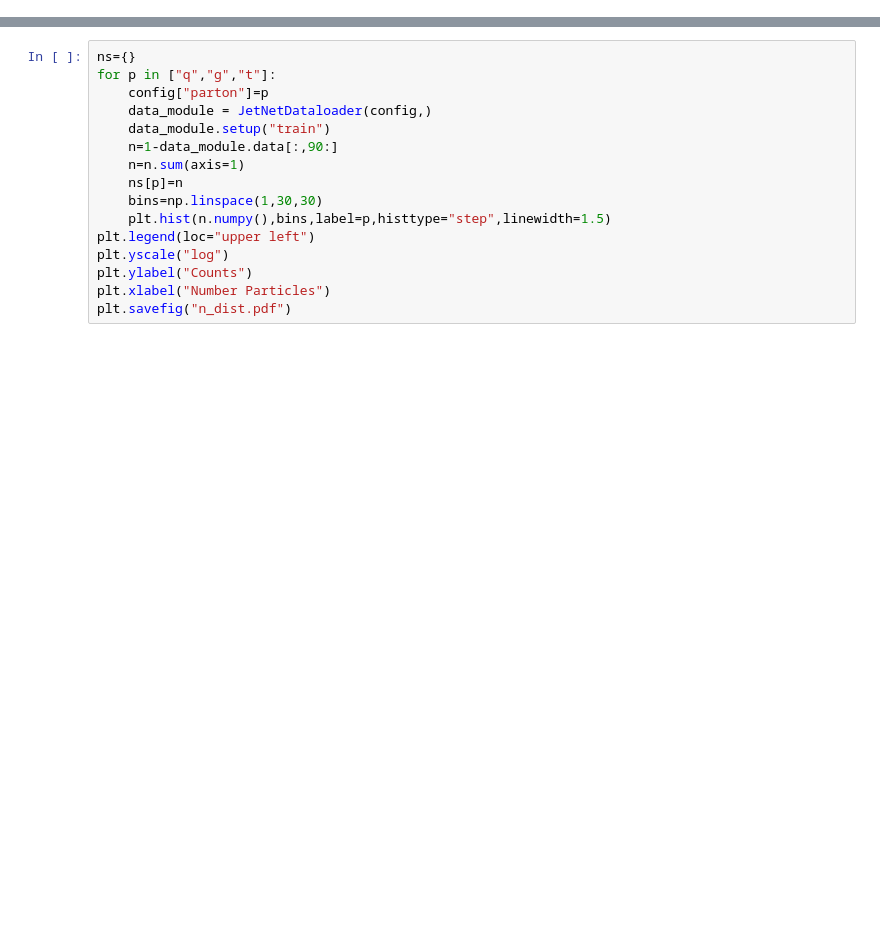
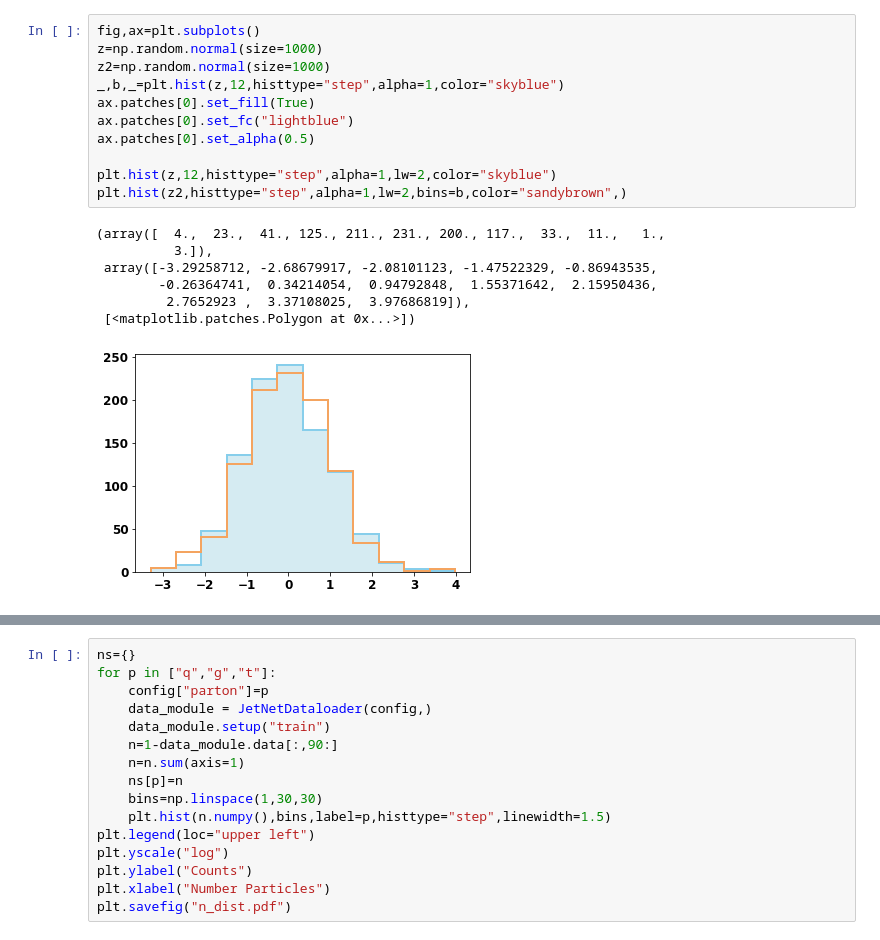
Before and after one commit to kaechb/LitJetNet, a Jupyter notebook: LitNF/plots-trafo-Neurips.ipynb, the cells around one changed output, grey strips where cells are left out. Saved outputs shown, nothing was run; the diff lists cells and outputs as text; blank space fills up the shorter version.

```diff
--- a/LitNF/plots-trafo-Neurips.ipynb
+++ b/LitNF/plots-trafo-Neurips.ipynb
@@ -294,0 +295,19 @@ class plotting_paper():
+# %%
+fig,ax=plt.subplots()
+z=np.random.normal(size=1000)
+z2=np.random.normal(size=1000)
+_,b,_=plt.hist(z,12,histtype="step",alpha=1,color="skyblue")
+ax.patches[0].set_fill(True)
+ax.patches[0].set_fc("lightblue")
+ax.patches[0].set_alpha(0.5)
+
+plt.hist(z,12,histtype="step",alpha=1,lw=2,color="skyblue")
+plt.hist(z2,histtype="step",alpha=1,lw=2,bins=b,color="sandybrown",)
+# %% [output]
+(array([  4.,  23.,  41., 125., 211., 231., 200., 117.,  33.,  11.,   1.,
+          3.]),
+ array([-3.29258712, -2.68679917, -2.08101123, -1.47522329, -0.86943535,
+        -0.26364741,  0.34214054,  0.94792848,  1.55371642,  2.15950436,
+         2.7652923 ,  3.37108025,  3.97686819]),
+ [<matplotlib.patches.Polygon at 0x...>])
+[figure, added]
```
Also changed, not shown: parts of 3 cells of this notebook, 8 other files.
